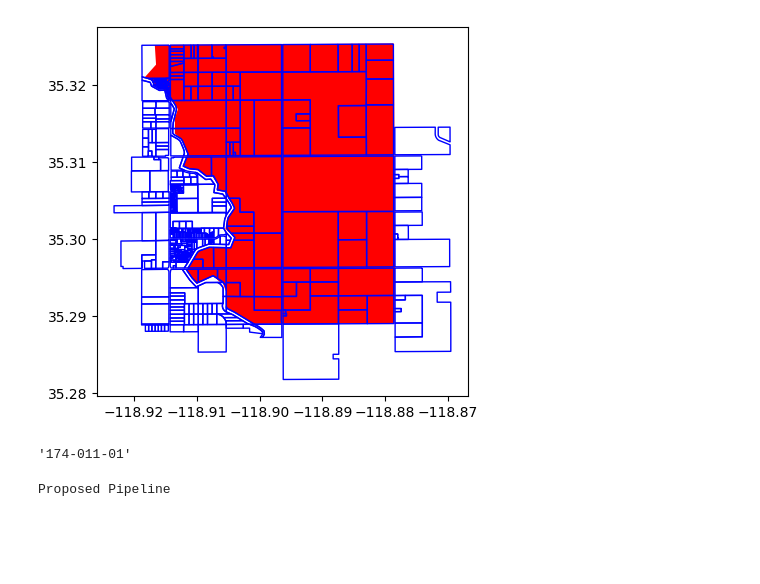
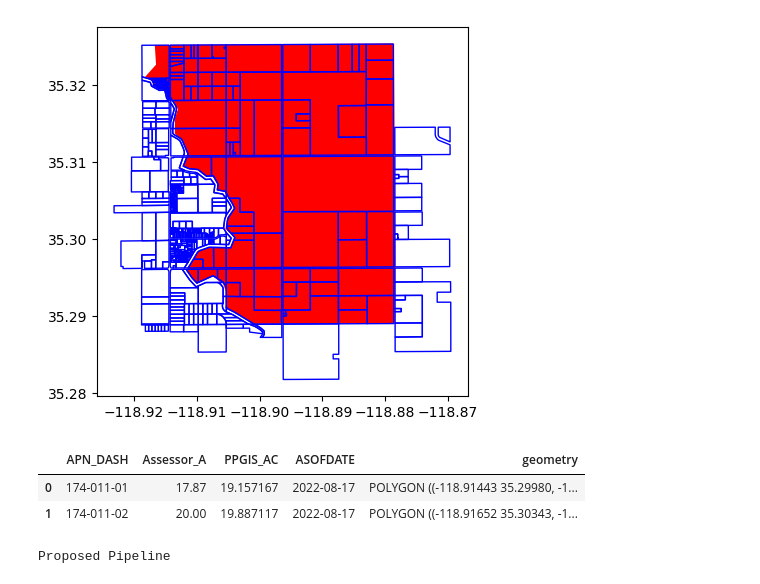
Before and after one commit to Lyndon-0/mndot_anomaly_detection, a Jupyter notebook: gdb_creation.ipynb, the cells around one changed output. Saved outputs shown, nothing was run; the diff lists cells and outputs as text; code cells hidden in the pictures; blank space fills up the shorter version.

```diff
--- a/gdb_creation.ipynb
+++ b/gdb_creation.ipynb
@@ -30,8 +30,11 @@ gdf.plot(ax=ax, color="none", edgecolor="blue")
 [figure]
 # %%
 gdf['APN_DASH'].iloc[0]
+gdf.head(2)
 # %% [output]
-'174-011-01'
+|  | APN_DASH | Assessor_A | PPGIS_AC | ASOFDATE | geometry |
+| 0 | 174-011-01 | 17.87 | 19.157167 | 2022-08-17 | POLYGON ((-118.91443 35.29980, -1... |
+| 1 | 174-011-02 | 20.00 | 19.887117 | 2022-08-17 | POLYGON ((-118.91652 35.30343, -1... |
 # %%
 gdf.to_parquet("data\\apns.parquet")
 # %%
```
Also changed, not shown: 1 other file.
